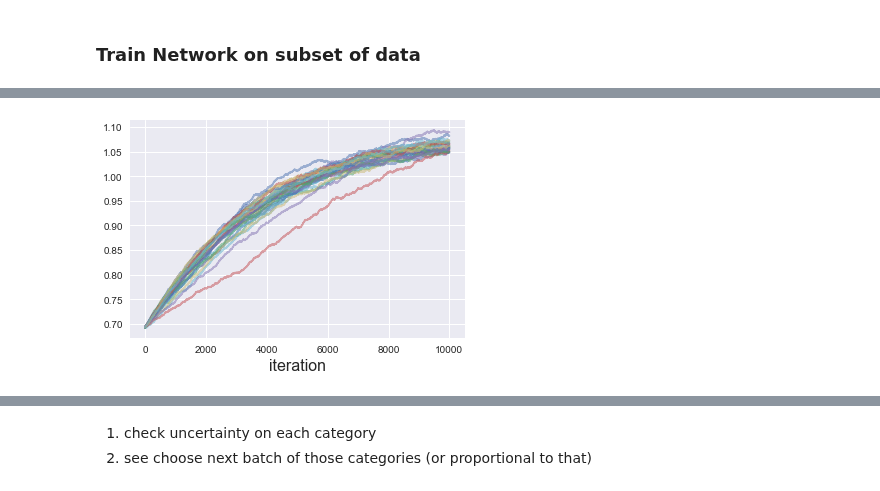
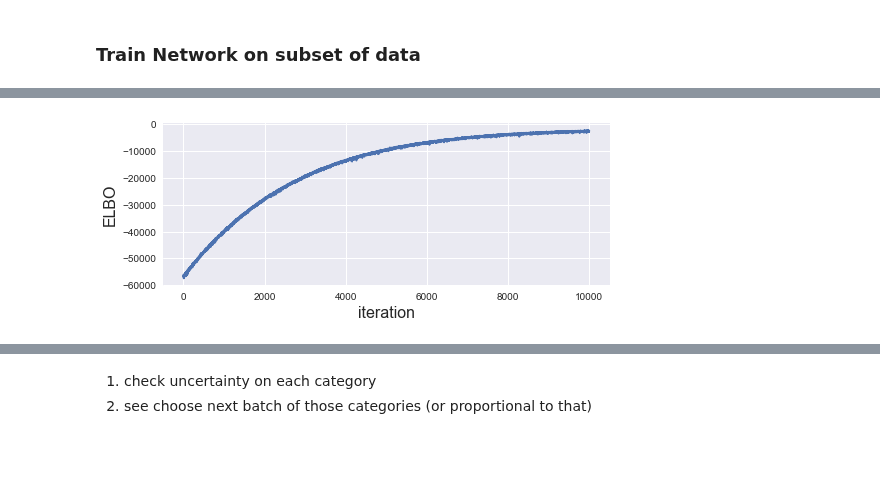
Before and after one commit to chongguo/ADVI-pymc3-Fashion-MNIST, a Jupyter notebook: ek_sandbox/BBB_active_learning.ipynb, the cells around one changed output, grey strips where cells are left out. Saved outputs shown, nothing was run; the diff lists cells and outputs as text; code cells hidden in the pictures; blank space fills up the shorter version.

```diff
--- a/ek_sandbox/BBB_active_learning.ipynb
+++ b/ek_sandbox/BBB_active_learning.ipynb
@@ -182,6 +182,3 @@ minibatch_y = pm.Minibatch(y_train, batch_size=50)
 
 (n_train,n_input) = X_train.shape
 NN_model = construct_nn(minibatch_x, minibatch_y, n_input, n_output, n_train, n_hidden_1=128)
-
-NN_model.name = ld
-print(NN_model.name)
@@ -409,7 +400,7 @@ def get_training_subset_prop(n_samples, p_vals, n_input):
 n_samples = 100
 X_train_subset, y_train_subset = get_training_subset(X_train, y_train, n_samples)
 
-NN_model = construct_nn(X_train_subset, y_train_subset, n_input, n_output, n_train_chunks, n_hidden_1=128)
+NN_model = construct_nn(X_train_subset, y_train_subset, n_input, n_output, n_samples, n_hidden_1=128)
 # %%
 # convergence not great, use a different method for conv check after:
 # https://docs.pymc.io/notebooks/variational_api_quickstart.html
@@ -436,10 +425,13 @@ with NN_model:
 # %%
-# Not sure this is doing what we want...
+# plotting the training progress
+elbo_1 = -advi.hist
+
 figsize = (8,3); fontsize = 16;
-f, ax = plt.subplots(1,1)
-for i in range(30):
-    ax.plot(get_weight_stds(i),alpha=0.5,label=i)
+f, ax = plt.subplots(1,1,figsize=figsize);
+
+ax.plot(elbo_1,label='1')
+ax.set_ylabel('ELBO',fontsize=fontsize)
 ax.set_xlabel('iteration',fontsize=fontsize);
 sns.despine();
 # %% [output]
-[figure, old version]
+[figure, new version]
```
Also changed, not shown: parts of 17 cells of this notebook.
